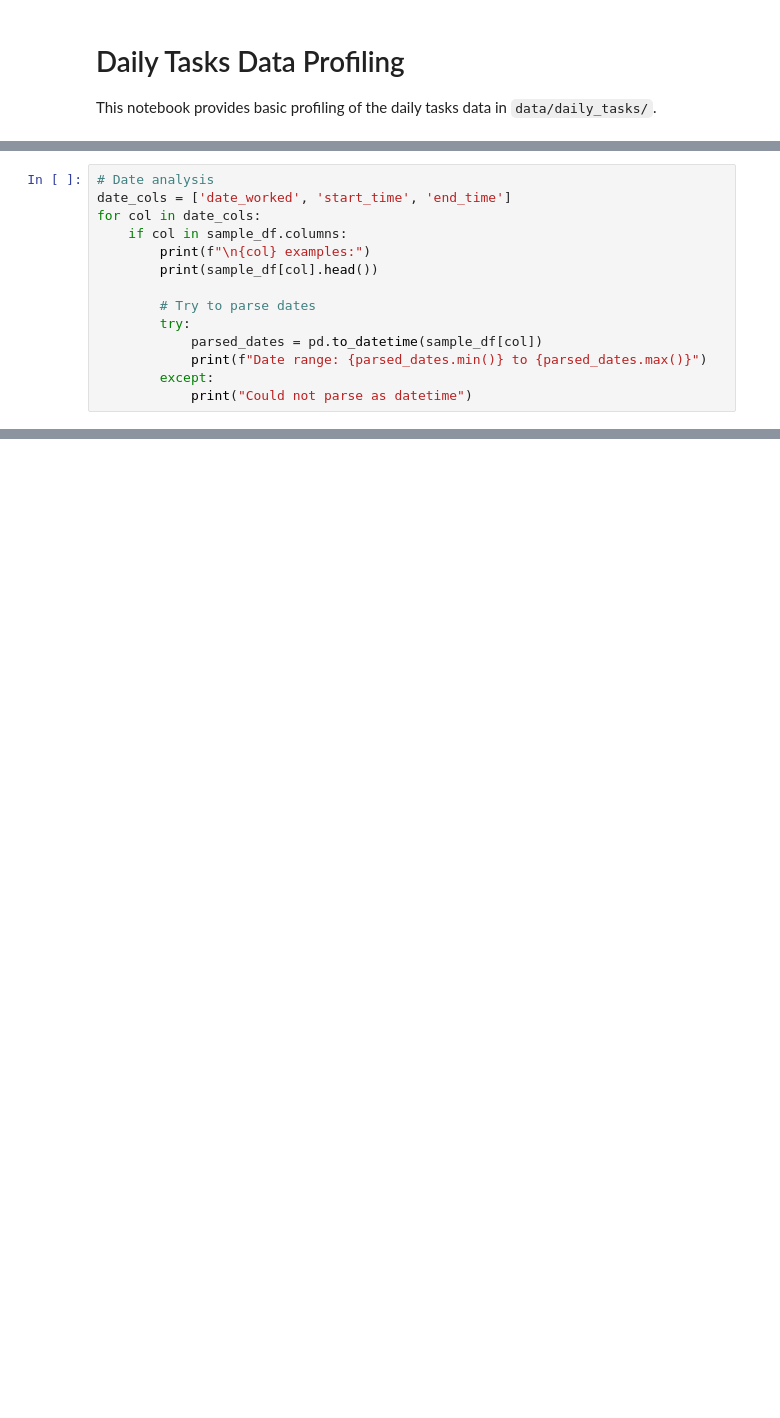
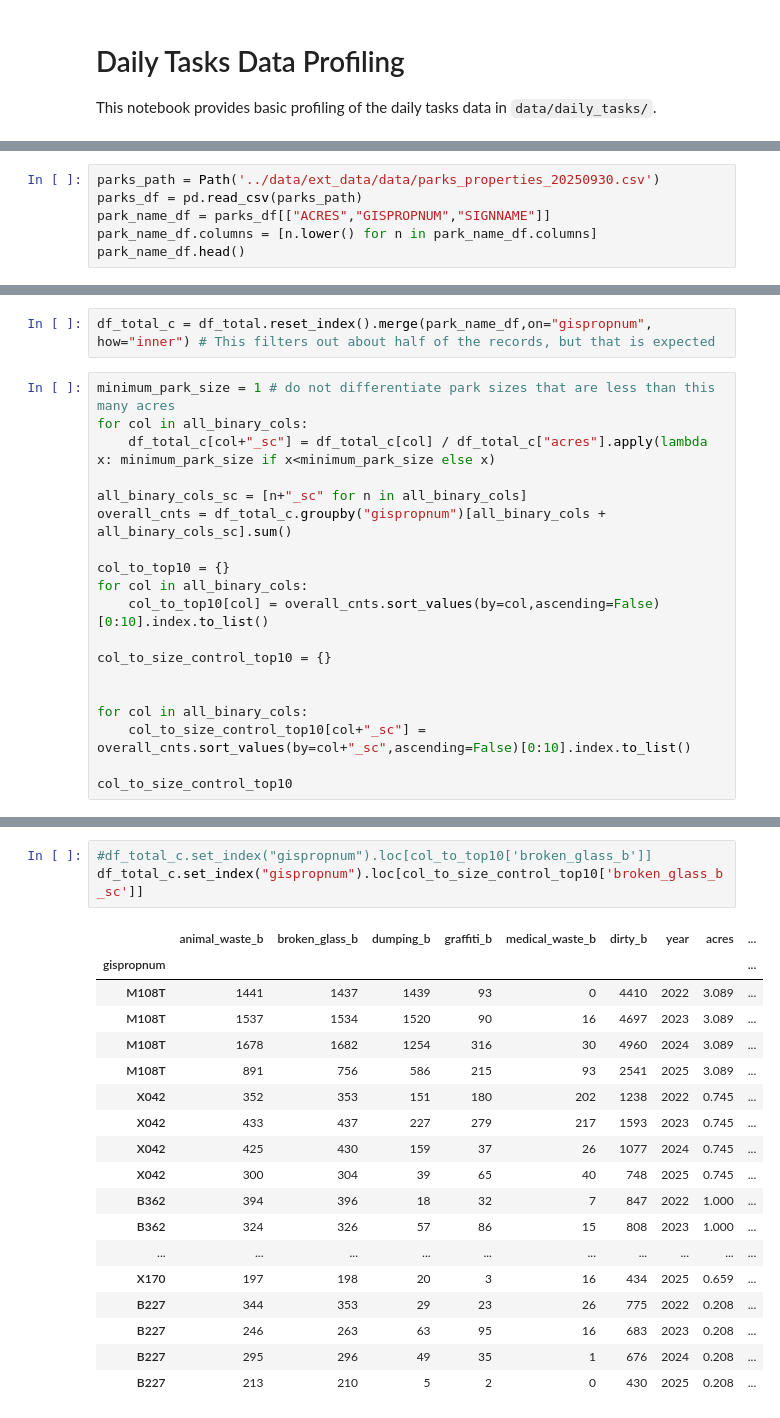
Before and after one commit to sirpthatch/analysis, a Jupyter notebook: projects/toilets/notebooks/profile_daily_tasks.ipynb, the cells around one changed output, grey strips where cells are left out. Saved outputs shown, nothing was run; the diff lists cells and outputs as text; blank space fills up the shorter version.

```diff
--- a/projects/toilets/notebooks/profile_daily_tasks.ipynb
+++ b/projects/toilets/notebooks/profile_daily_tasks.ipynb
@@ -76,14 +82,0 @@ if len(numeric_cols) > 0:
-# %%
-# Date analysis
-date_cols = ['date_worked', 'start_time', 'end_time']
-for col in date_cols:
-    if col in sample_df.columns:
-        print(f"\n{col} examples:")
-        print(sample_df[col].head())
-
-        # Try to parse dates
-        try:
-            parsed_dates = pd.to_datetime(sample_df[col])
-            print(f"Date range: {parsed_dates.min()} to {parsed_dates.max()}")
-        except:
-            print("Could not parse as datetime")
@@ -181,0 +111,6 @@ The data appears to be NYC Department of Sanitation daily task records with deta
+# %%
+parks_path = Path('../data/ext_data/data/parks_properties_20250930.csv')
+parks_df = pd.read_csv(parks_path)
+park_name_df = parks_df[["ACRES","GISPROPNUM","SIGNNAME"]]
+park_name_df.columns = [n.lower() for n in park_name_df.columns]
+park_name_df.head()
@@ -181,0 +124,21 @@ The data appears to be NYC Department of Sanitation daily task records with deta
+# %%
+df_total_c = df_total.reset_index().merge(park_name_df,on="gispropnum", how="inner") # This filters out about half of the records, but that is expected
+# %%
+minimum_park_size = 1 # do not differentiate park sizes that are less than this many acres
+for col in all_binary_cols:
+    df_total_c[col+"_sc"] = df_total_c[col] / df_total_c["acres"].apply(lambda x: minimum_park_size if x<minimum_park_size else x)
+
+all_binary_cols_sc = [n+"_sc" for n in all_binary_cols]
+overall_cnts = df_total_c.groupby("gispropnum")[all_binary_cols + all_binary_cols_sc].sum()
+
+col_to_top10 = {}
+for col in all_binary_cols:
+    col_to_top10[col] = overall_cnts.sort_values(by=col,ascending=False)[0:10].index.to_list()
+
+col_to_size_control_top10 = {}
+
+
+for col in all_binary_cols:
+    col_to_size_control_top10[col+"_sc"] = overall_cnts.sort_values(by=col+"_sc",ascending=False)[0:10].index.to_list()
+
+col_to_size_control_top10
@@ -181,0 +163,22 @@ The data appears to be NYC Department of Sanitation daily task records with deta
+# %%
+#df_total_c.set_index("gispropnum").loc[col_to_top10['broken_glass_b']]
+df_total_c.set_index("gispropnum").loc[col_to_size_control_top10['broken_glass_b_sc']]
+# %% [output]
+|  | animal_waste_b | broken_glass_b | dumping_b | graffiti_b | medical_waste_b | dirty_b | year | acres | ... |
+| gispropnum |  |  |  |  |  |  |  |  | ... |
+| M108T | 1441 | 1437 | 1439 | 93 | 0 | 4410 | 2022 | 3.089 | ... |
+| M108T | 1537 | 1534 | 1520 | 90 | 16 | 4697 | 2023 | 3.089 | ... |
+| M108T | 1678 | 1682 | 1254 | 316 | 30 | 4960 | 2024 | 3.089 | ... |
+| M108T | 891 | 756 | 586 | 215 | 93 | 2541 | 2025 | 3.089 | ... |
+| X042 | 352 | 353 | 151 | 180 | 202 | 1238 | 2022 | 0.745 | ... |
+| X042 | 433 | 437 | 227 | 279 | 217 | 1593 | 2023 | 0.745 | ... |
+| X042 | 425 | 430 | 159 | 37 | 26 | 1077 | 2024 | 0.745 | ... |
+| X042 | 300 | 304 | 39 | 65 | 40 | 748 | 2025 | 0.745 | ... |
+| B362 | 394 | 396 | 18 | 32 | 7 | 847 | 2022 | 1.000 | ... |
+| B362 | 324 | 326 | 57 | 86 | 15 | 808 | 2023 | 1.000 | ... |
+| ... | ... | ... | ... | ... | ... | ... | ... | ... | ... |
+| X170 | 197 | 198 | 20 | 3 | 16 | 434 | 2025 | 0.659 | ... |
+| B227 | 344 | 353 | 29 | 23 | 26 | 775 | 2022 | 0.208 | ... |
+| B227 | 246 | 263 | 63 | 95 | 16 | 683 | 2023 | 0.208 | ... |
+| B227 | 295 | 296 | 49 | 35 | 1 | 676 | 2024 | 0.208 | ... |
+| B227 | 213 | 210 | 5 | 2 | 0 | 430 | 2025 | 0.208 | ... |
```
Also changed, not shown: parts of 20 cells of this notebook.
